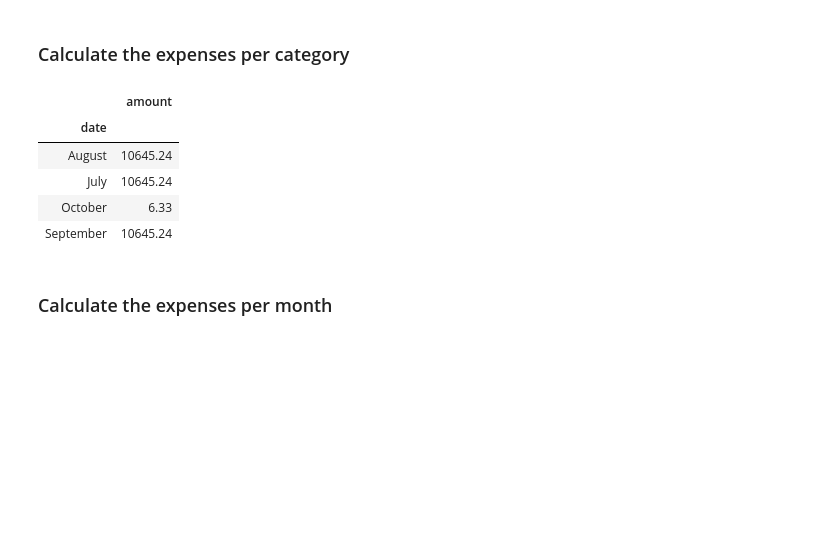
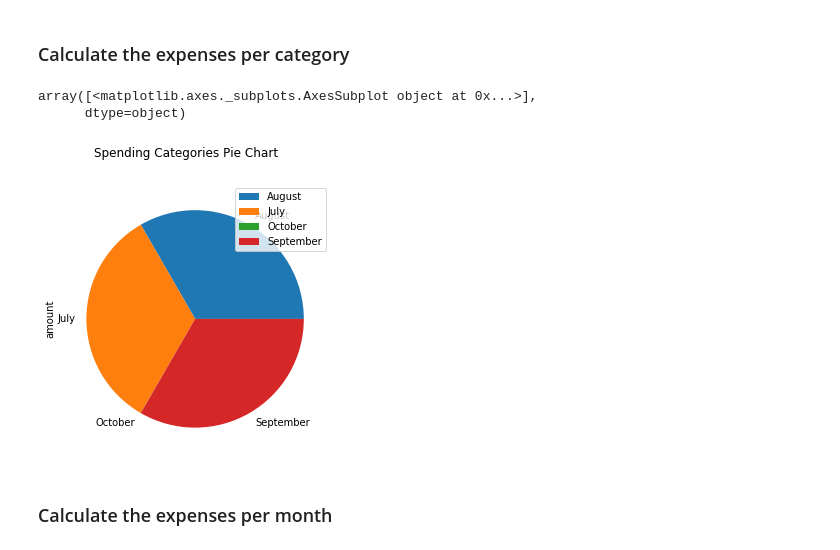
Before and after one commit to gesmith0606/APIs, a Jupyter notebook: account_summary.ipynb, the cells around one changed output. Drawn from its saved outputs; the diff is of its cells as text; code cells hidden in the pictures; blank space fills up the shorter version.

```diff
--- a/account_summary.ipynb
+++ b/account_summary.ipynb
@@ -221,14 +221,11 @@ In this section, you will use the transactions DataFrame to analyze the customer
 # %% [markdown]
 ### Calculate the expenses per category
 # %%
-transaction_new_df.groupby(transaction_new_df['date'].dt.strftime('%B')).sum()
+transaction_new_df.groupby(transaction_new_df['date'].dt.strftime('%B')).sum().plot.pie(figsize=(10,5), subplots= "true", title="Spending Categories Pie Chart")
 # %% [output]
-|  | amount |
-| date |  |
-| August | 10645.24 |
-| July | 10645.24 |
-| October | 6.33 |
-| September | 10645.24 |
+array([<matplotlib.axes._subplots.AxesSubplot object at 0x...>],
+      dtype=object)
+[figure, added]
 # %% [markdown]
 ### Calculate the expenses per month
 # %%
```
Also changed, not shown: parts of 5 cells of this notebook.
